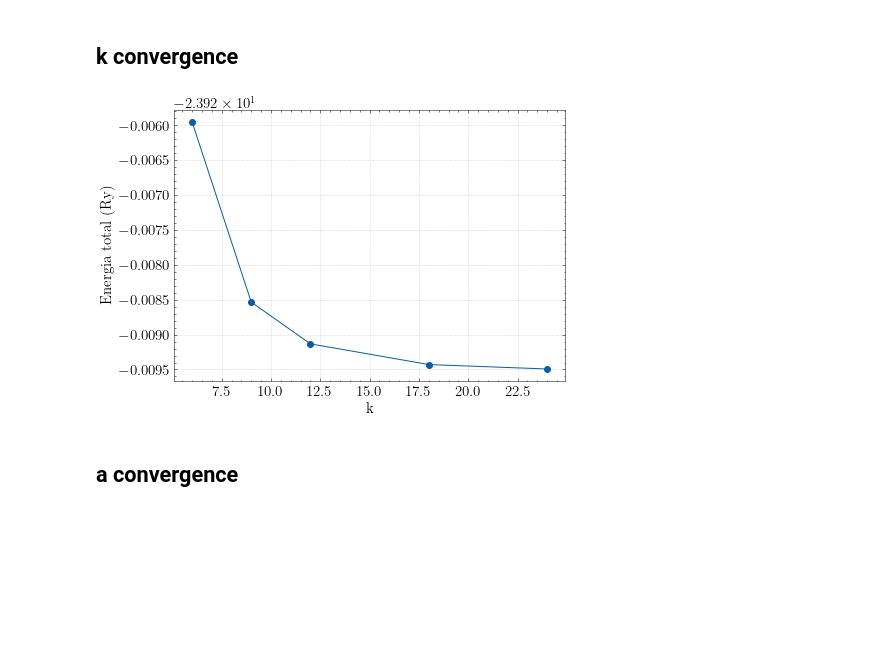
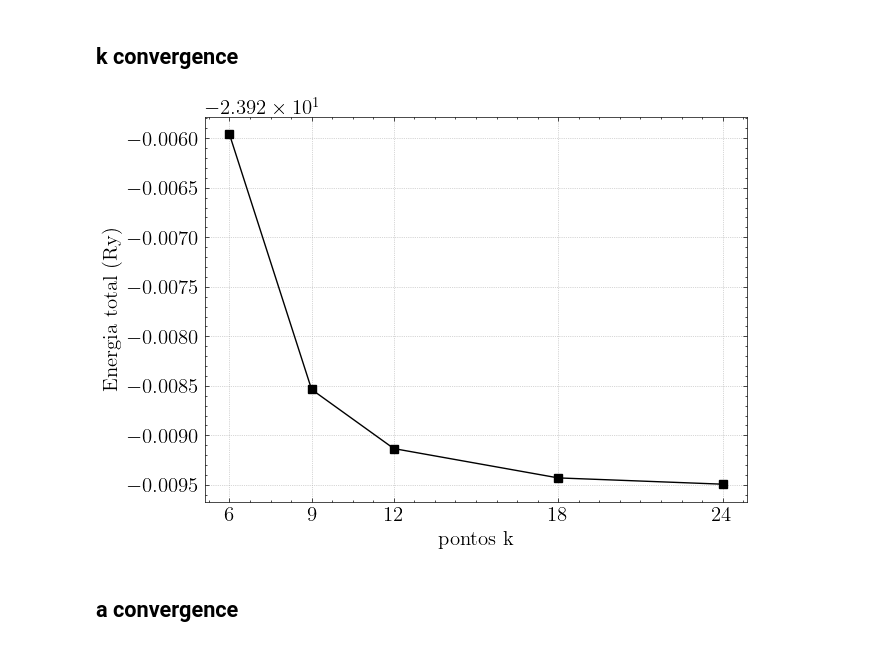
Before and after one commit to franklinzppa/electronic-structure, a Jupyter notebook: DFT/graphene/data-analysis/analysis.ipynb, the cells around one changed output. Cells and saved outputs as stored; diff of their text form; code cells hidden in the pictures; blank space fills up the shorter version.

```diff
--- a/DFT/graphene/data-analysis/analysis.ipynb
+++ b/DFT/graphene/data-analysis/analysis.ipynb
@@ -27,13 +28,15 @@ plt.show()
 # %%
 k_data = np.loadtxt('../k-cutoff-conv/kval.dat')
 
-plt.plot(k_data[:,0], k_data[:,1], marker='o')
-plt.xlabel('k')
+plt.plot(k_data[:,0], k_data[:,1], marker='s', c='k')
+plt.xlabel('pontos k')
 plt.ylabel('Energia total (Ry)')
+plt.xticks([6, 9, 12, 18, 24])
 plt.grid(ls=':')
+plt.savefig('figs/k-val.png', dpi=300)
 plt.show()
 # %% [output]
-[figure, old version]
+[figure, new version]
 # %% [markdown]
 ## a convergence
 # %%
```
Also changed, not shown: parts of 4 cells of this notebook, 5 other files.
